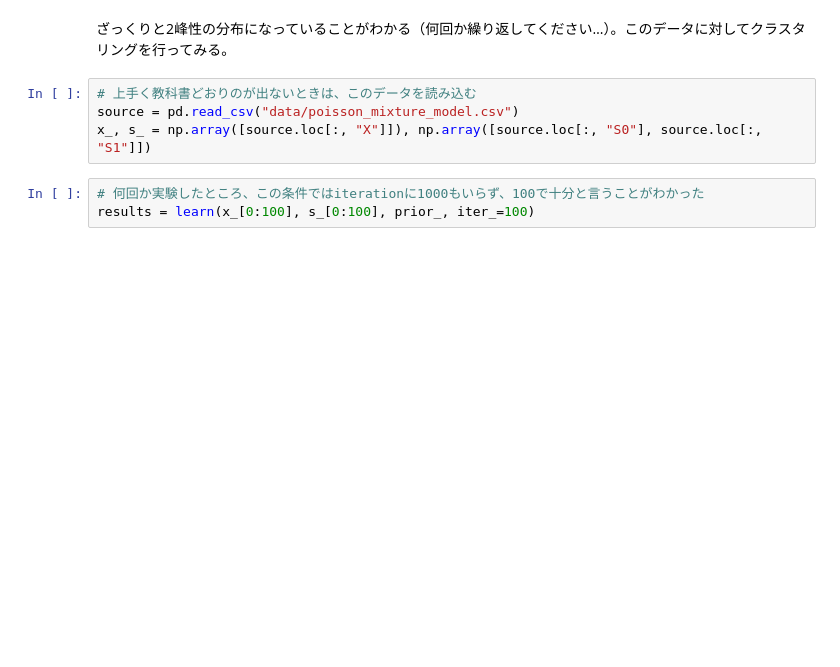
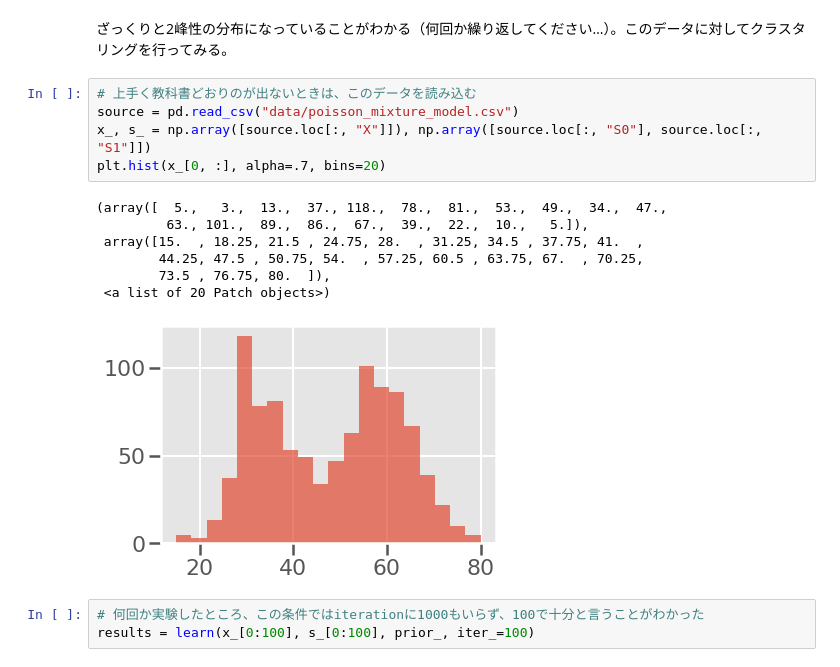
Before and after one commit to shnumano/learn-bayes, a Jupyter notebook: poisson_mixture_model.ipynb, the cells around one changed output. Cells and saved outputs as stored; diff of their text form; blank space fills up the shorter version.

```diff
--- a/poisson_mixture_model.ipynb
+++ b/poisson_mixture_model.ipynb
@@ -292,7 +292,16 @@ plt.hist(x_[0, :], alpha=.7)
 # %%
 # 上手く教科書どおりのが出ないときは、このデータを読み込む
 source = pd.read_csv("data/poisson_mixture_model.csv")
 x_, s_ = np.array([source.loc[:, "X"]]), np.array([source.loc[:, "S0"], source.loc[:, "S1"]])
+plt.hist(x_[0, :], alpha=.7, bins=20)
+# %% [output]
+(array([  5.,   3.,  13.,  37., 118.,  78.,  81.,  53.,  49.,  34.,  47.,
+         63., 101.,  89.,  86.,  67.,  39.,  22.,  10.,   5.]),
+ array([15.  , 18.25, 21.5 , 24.75, 28.  , 31.25, 34.5 , 37.75, 41.  ,
+        44.25, 47.5 , 50.75, 54.  , 57.25, 60.5 , 63.75, 67.  , 70.25,
+        73.5 , 76.75, 80.  ]),
+ <a list of 20 Patch objects>)
+[figure, added]
 # %%
 # 何回か実験したところ、この条件ではiterationに1000もいらず、100で十分と言うことがわかった
 results = learn(x_[0:100], s_[0:100], prior_, iter_=100)
```
Also changed, not shown: parts of 7 cells of this notebook.
